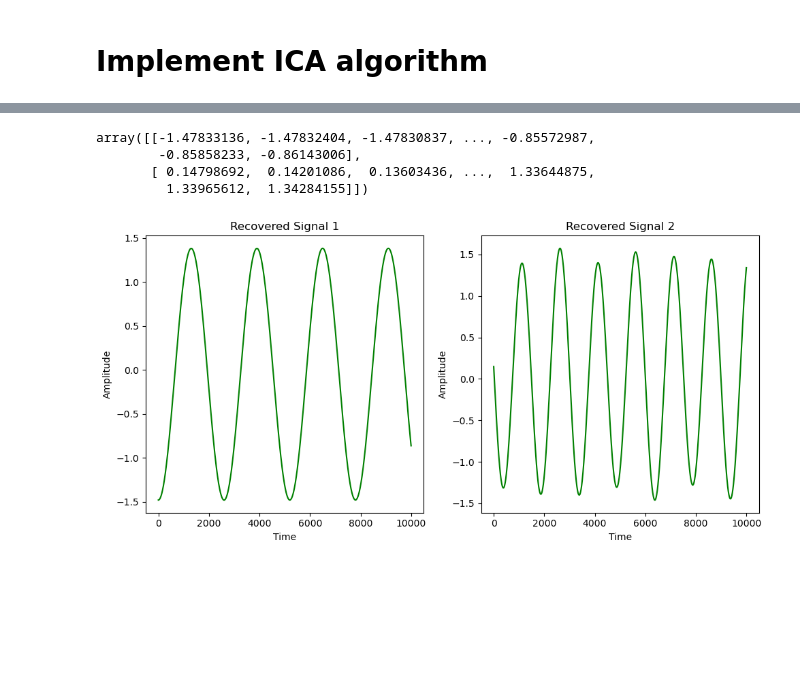
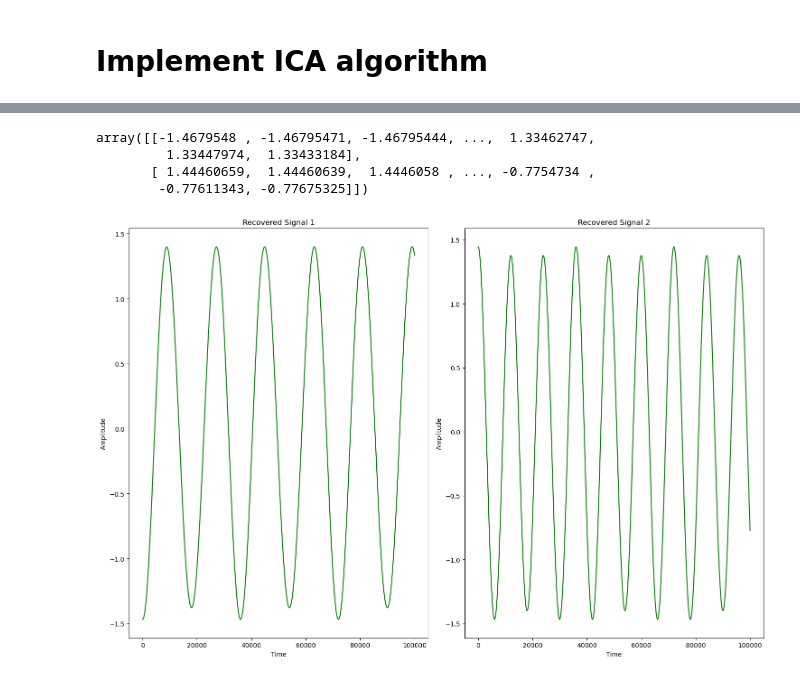
Before and after one commit to SullivanCastro/Indepedent-Component-Analysis, a Jupyter notebook: utils.ipynb, the cells around one changed output, grey strips where cells are left out. Cells and saved outputs as stored; diff of their text form; code cells hidden in the pictures; blank space fills up the shorter version.

Commit message:
parrallel fastICA

```diff
--- a/utils.ipynb
+++ b/utils.ipynb
@@ -9,22 +9,20 @@ from src.fast_ica import Fast_ICA
 # %% [markdown]
 # Hyperparameters
 # %%
-NB_SAMPLES    = 10_000
+NB_SAMPLES    = 100_000
 NB_COMPONENTS = 2
+NB_FEATURES   = 2
 # %% [markdown]
 # Smooth signals
 # %%
-S = np.zeros((NB_COMPONENTS, NB_SAMPLES))
-for k in range(NB_COMPONENTS):
-    S[k] = np.cos(2*np.pi*np.linspace(0, 100, NB_SAMPLES)/np.random.randint(low=1, high=30) + np.random.binomial(p=0.5, n=1) * np.pi / 2) + 1e-3
-# S[0] = np.cos(2*np.pi*np.linspace(0, 100, NB_SAMPLES)/17) + 1e-3
-# S[1] = np.sin(2*np.pi*np.linspace(0, 100, NB_SAMPLES)/30) + 1e-3
-# S[2] = np.random.exponential(scale=3, size=NB_SAMPLES) + 1e-3
+S = np.zeros((NB_FEATURES, NB_SAMPLES))
+for k in range(NB_FEATURES):
+    S[k] = np.cos(2*np.pi*np.linspace(0, 100, NB_SAMPLES)/np.random.randint(low=10, high=20) + np.random.binomial(p=0.5, n=1) * np.pi / 2) + 1e-3
 
-plt.subplots(1, NB_COMPONENTS, figsize=(10, 5))
+plt.subplots(1, NB_FEATURES, figsize=(10, 5))
 
-for k in range(NB_COMPONENTS):
-    plt.subplot(1, NB_COMPONENTS, k+1)
+for k in range(NB_FEATURES):
+    plt.subplot(1, NB_FEATURES, k+1)
     plt.plot(S[k], color='blue')
     plt.title('Original Signal {}'.format(k+1))
     plt.xlabel('Time')
@@ -37,7 +35,7 @@ plt.show()
 # %% [markdown]
 # Mixed Signals
 # %%
-A = np.random.random(size=(NB_COMPONENTS, NB_COMPONENTS))
+A = np.random.random(size=(NB_COMPONENTS, NB_FEATURES))
 X = A @ S
 
 plt.subplots(1, NB_COMPONENTS, figsize=(10, 5))
@@ -58,24 +70,24 @@ plt.show()
 # %%
-ica = Fast_ICA(n_components=NB_COMPONENTS)
-S_ = ica.fit_transform(X)
+ica = Fast_ICA(n_components=NB_FEATURES)
+S_ = ica.fit_transform(X, method='parallel')
 S_
 # %% [output]
-array([[-1.47833136, -1.47832404, -1.47830837, ..., -0.85572987,
-        -0.85858233, -0.86143006],
-       [ 0.14798692,  0.14201086,  0.13603436, ...,  1.33644875,
-         1.33965612,  1.34284155]])
+array([[-1.4679548 , -1.46795471, -1.46795444, ...,  1.33462747,
+         1.33447974,  1.33433184],
+       [ 1.44460659,  1.44460639,  1.4446058 , ..., -0.7754734 ,
+        -0.77611343, -0.77675325]])
 # %%
-plt.subplots(1, NB_COMPONENTS, figsize=(10, 5))
+plt.subplots(1, NB_COMPONENTS, figsize=(15, 10))
 
-for k in range(NB_COMPONENTS):
-    plt.subplot(1, NB_COMPONENTS, k+1)
+for k in range(NB_FEATURES):
+    plt.subplot(1, NB_FEATURES, k+1)
     plt.plot(S_[k], color='green')
     plt.title('Recovered Signal {}'.format(k+1))
     plt.xlabel('Time')
     plt.ylabel('Amplitude')
 
 plt.tight_layout()
 plt.show()
 # %% [output]
-[figure, old version]
+[figure, new version]
 # %%
```
Also changed, not shown: parts of 6 cells of this notebook, 3 other files.
